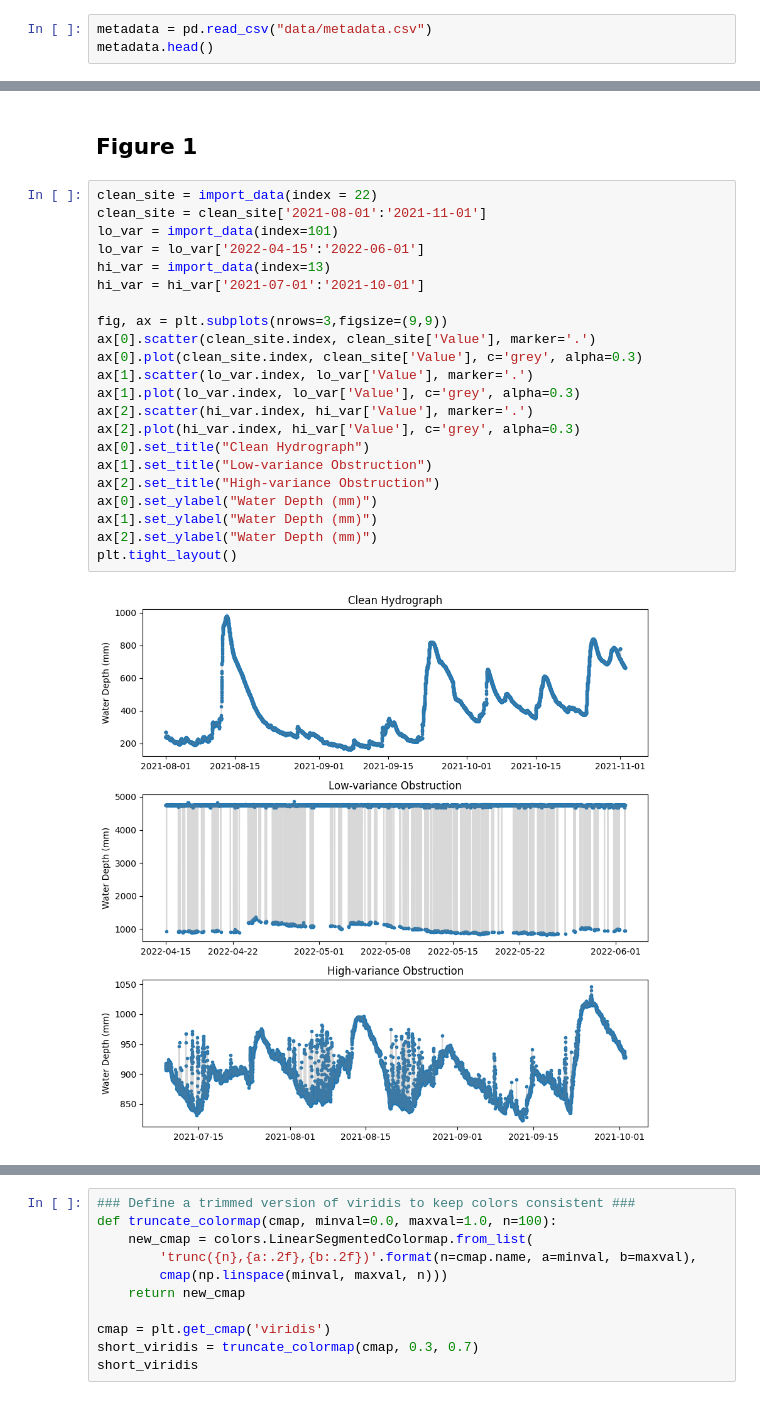
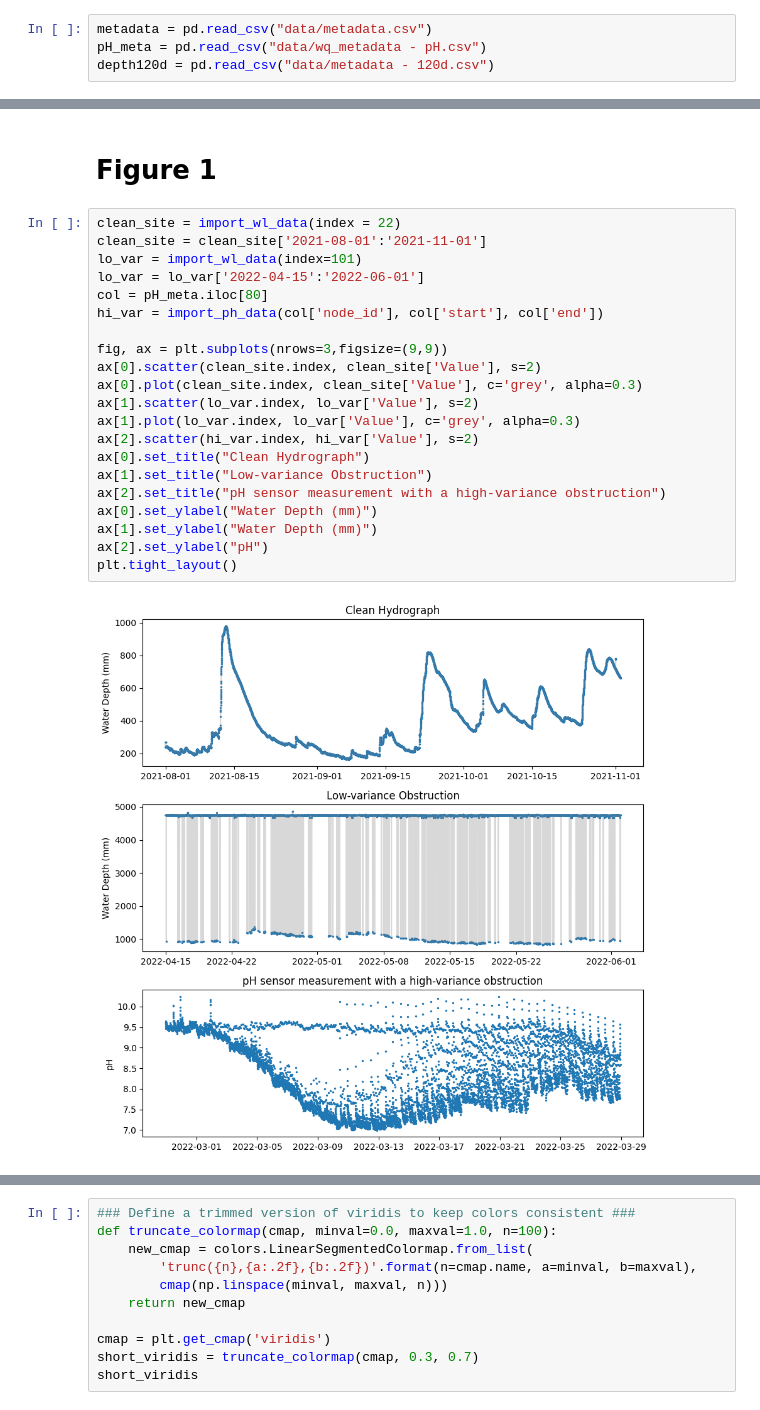
Before and after one commit to kLabUM/data-validation, a Jupyter notebook: figures.ipynb, the cells around one changed output, grey strips where cells are left out. Cells and saved outputs as stored; diff of their text form.

Commit message:
updated figures and utils

```diff
--- a/figures.ipynb
+++ b/figures.ipynb
@@ -22,3 +25,4 @@ from models.data_validation import ReportErrors
 # %%
 metadata = pd.read_csv("data/metadata.csv")
-metadata.head()
+pH_meta = pd.read_csv("data/wq_metadata - pH.csv")
+depth120d = pd.read_csv("data/metadata - 120d.csv")
@@ -97,27 +29,26 @@ No. unique sites: 106
 # %% [markdown]
-## Figure 1
+# Figure 1
 # %%
-clean_site = import_data(index = 22)
+clean_site = import_wl_data(index = 22)
 clean_site = clean_site['2021-08-01':'2021-11-01']
-lo_var = import_data(index=101)
+lo_var = import_wl_data(index=101)
 lo_var = lo_var['2022-04-15':'2022-06-01']
-hi_var = import_data(index=13)
-hi_var = hi_var['2021-07-01':'2021-10-01']
+col = pH_meta.iloc[80]
+hi_var = import_ph_data(col['node_id'], col['start'], col['end'])
 
 fig, ax = plt.subplots(nrows=3,figsize=(9,9))
-ax[0].scatter(clean_site.index, clean_site['Value'], marker='.')
+ax[0].scatter(clean_site.index, clean_site['Value'], s=2)
 ax[0].plot(clean_site.index, clean_site['Value'], c='grey', alpha=0.3)
-ax[1].scatter(lo_var.index, lo_var['Value'], marker='.')
+ax[1].scatter(lo_var.index, lo_var['Value'], s=2)
 ax[1].plot(lo_var.index, lo_var['Value'], c='grey', alpha=0.3)
-ax[2].scatter(hi_var.index, hi_var['Value'], marker='.')
-ax[2].plot(hi_var.index, hi_var['Value'], c='grey', alpha=0.3)
+ax[2].scatter(hi_var.index, hi_var['Value'], s=2)
 ax[0].set_title("Clean Hydrograph")
 ax[1].set_title("Low-variance Obstruction")
-ax[2].set_title("High-variance Obstruction")
+ax[2].set_title("pH sensor measurement with a high-variance obstruction")
 ax[0].set_ylabel("Water Depth (mm)")
 ax[1].set_ylabel("Water Depth (mm)")
-ax[2].set_ylabel("Water Depth (mm)")
+ax[2].set_ylabel("pH")
 plt.tight_layout()
 # %% [output]
-[figure, old version]
+[figure, new version]
 # %% [markdown]
```
Also changed, not shown: parts of 58 cells of this notebook, 1 other file.
